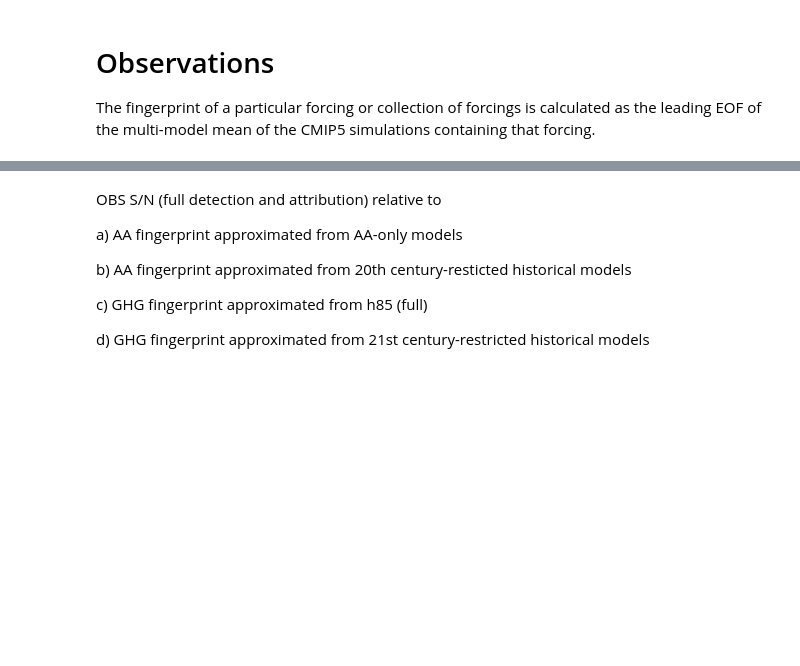
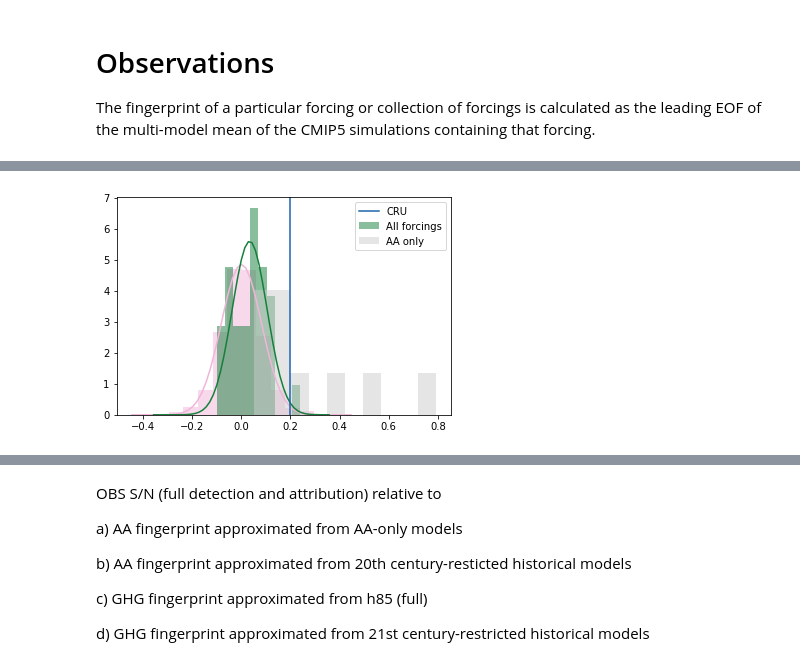
Before and after one commit to katemarvel/Sahel_Code, a Jupyter notebook: SahelFingerprinting-MESS.ipynb, the cells around one changed output, grey strips where cells are left out. Cells and saved outputs as stored; diff of their text form; code cells hidden in the pictures; blank space fills up the shorter version.

```diff
--- a/SahelFingerprinting-MESS.ipynb
+++ b/SahelFingerprinting-MESS.ipynb
@@ -998 +1033,8 @@ class Detector():
+# %%
+TEST = Detector(h85,aa,CRU)
+TEST.set_time_bounds("1901-1-1",'2005-12-31')
+TEST.DA("aa")
+TEST.plot_DA()
+# %% [output]
+[figure, added]
 # %%
```
Also changed, not shown: parts of 29 cells of this notebook.
